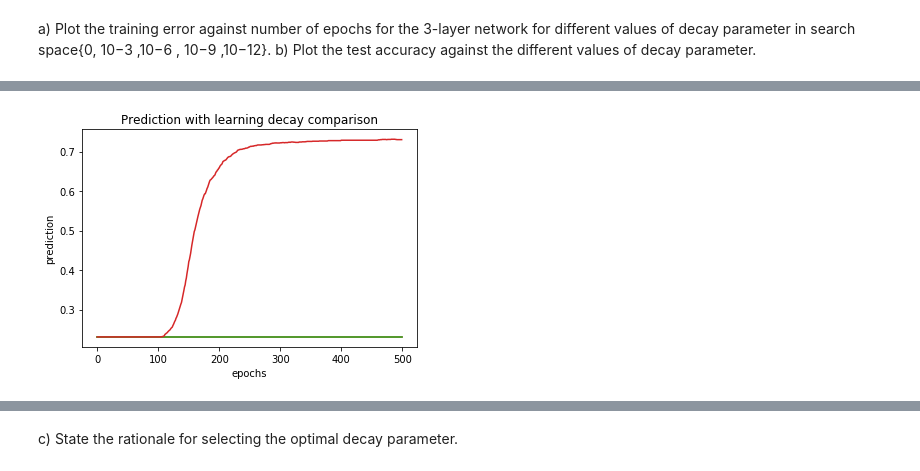
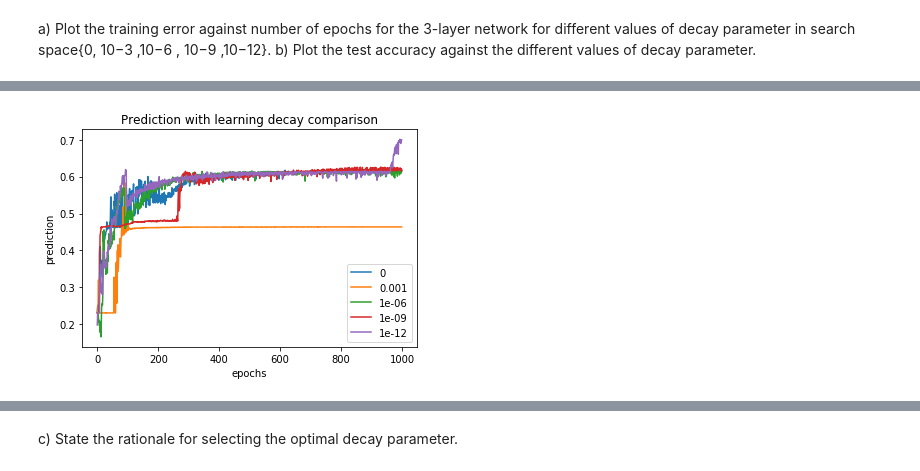
Before and after one commit to edwardsujono/assignment_neural_network, a Jupyter notebook: Classification Problem.ipynb, the cells around one changed output, grey strips where cells are left out. Cells and saved outputs as stored; diff of their text form; code cells hidden in the pictures.

Commit message:
update the last notebook with label on the graph

```diff
--- a/Classification Problem.ipynb
+++ b/Classification Problem.ipynb
@@ -279,4 +279,18 @@ epochs = 1000
 
 softmax_nn = SoftmaxNeuralNetwork(train_x=train_x.as_matrix(), train_y=train_y, list_of_neuron_on_hidden_layer=[10])
 softmax_nn.start_train(batch_size=batch_size, test_x=test_x, test_y=test_y, epochs=epochs)
+
+
+cost_train, prediction_train, exec_time, list_exec_time = softmax_nn.get_train_result()
+prediction_test = softmax_nn.get_test_result()
+
+%matplotlib inline
+
+data_visualization.show_plot(
+    list_x_point=range(epochs), list_y_point=prediction_test,
+    x_label="epochs", y_label="cost",
+    title="test accuracy with multi layer neurons",
+    figure_name="./image/classification/1/multilayer_neurons.png",
+    labels=[]
+)
 # %% [output]
@@ -548,21 +576,17 @@ different values of decay parameter in search space{0, 10−3
 ,10−12}.
 b) Plot the test accuracy against the different values of decay parameter.
 # %%
-data_visualization = DataVisualization()
+data_visualization = DataVisualizationWithLabels()
 
-learning_decays = [1e-1,1e-2, 1e-3, 1e-4]
-batch_size = 64
-epochs = 500
+learning_decays = [0, 1e-3 ,1e-6 , 1e-9 ,1e-12]
+batch_size = 16
+epochs = 1000
 
 costs = []
 predictions = []
 list_exec_times = []
+
 list_execution_time = []
-
-for i in range(epochs):
-    costs.append([])
-    predictions.append([])
-    list_exec_times.append([])
 
 for decay in learning_decays:
     print "decay: %s \n" % decay
@@ -574,44 +598,47 @@ for decay in learning_decays:
 
     cost_train, prediction_train, exec_time, list_exec_time = softmax_nn.get_train_result()
     prediction_test = softmax_nn.get_test_result()
-    list_training_error.append(cost_train)
-    list_test_prediction.append(prediction_test)
 
-    cnt = 0
-
-    for indiv_cost in cost_train:
-        costs[cnt].append(indiv_cost)
-        cnt += 1
-
-    cnt = 0
-
-    for indiv_prediction in prediction_test:
-        predictions[cnt].append(indiv_prediction)
-        cnt += 1
-
-    cnt = 0
-
-    for indiv_time in list_exec_time:
-        list_exec_times[cnt].append(indiv_time)
-        cnt += 1
+    costs.append(cost_train)
+    predictions.append(prediction_test)
+    list_exec_times.append(list_exec_time)
 
     list_execution_time.append(exec_time)
 
 %matplotlib inline
+list_x_point = []
+for cnt in range(len(learning_decays)):
+    list_x_point.append(range(epochs))
 
 data_visualization.show_plot(
-    list_x_point=range(epochs), list_y_point=costs,
+    list_x_point=list_x_point, list_y_point=costs,
     x_label="epochs", y_label="cost",
     title="Cross Entropy with learning decay comparison",
-    figure_name="./image/classification/2/"+str(batch)+"_cross_entropy.png",
-    labels=list_neurons
+    figure_name="./image/classification/4/learning_decay_comparison_cross_entropy.png",
+    labels=learning_decays
 )
 
 data_visualization.show_plot(
-    list_x_point=range(epochs), list_y_point=predictions,
+    list_x_point=list_x_point, list_y_point=predictions,
     x_label="epochs", y_label="prediction",
     title="Prediction with learning decay comparison",
-    figure_name="./image/classification/2/"+str(batch)+"_prediction.png",
-    labels=list_neurons
+    figure_name="./image/classification/4/learning_decay_comparison_prediction.png",
+    labels=learning_decays
 )
+
+data_visualization.show_plot(
+    list_x_point=list_exec_times, list_y_point=costs,
+    x_label="execution times", y_label="cost",
+    title="Cross Entropy with learning decay comparison",
+    figure_name="./image/classification/4/learning_decay_comparison_cross_entropy_exec_times.png",
+    labels=learning_decays
+)
+
+data_visualization.show_plot(
+    list_x_point=list_exec_times, list_y_point=predictions,
+    x_label="execution times", y_label="prediction",
+    title="Prediction with learning decay comparison",
+    figure_name="./image/classification/4/learning_decay_comparison_prediction_exec_times.png",
+    labels=learning_decays
+)
 # %% [output]
@@ -626 +655 @@ decay: 0.0001
-[figure, old version]
+[figure, new version]
```
Also changed, not shown: parts of 13 cells of this notebook.
